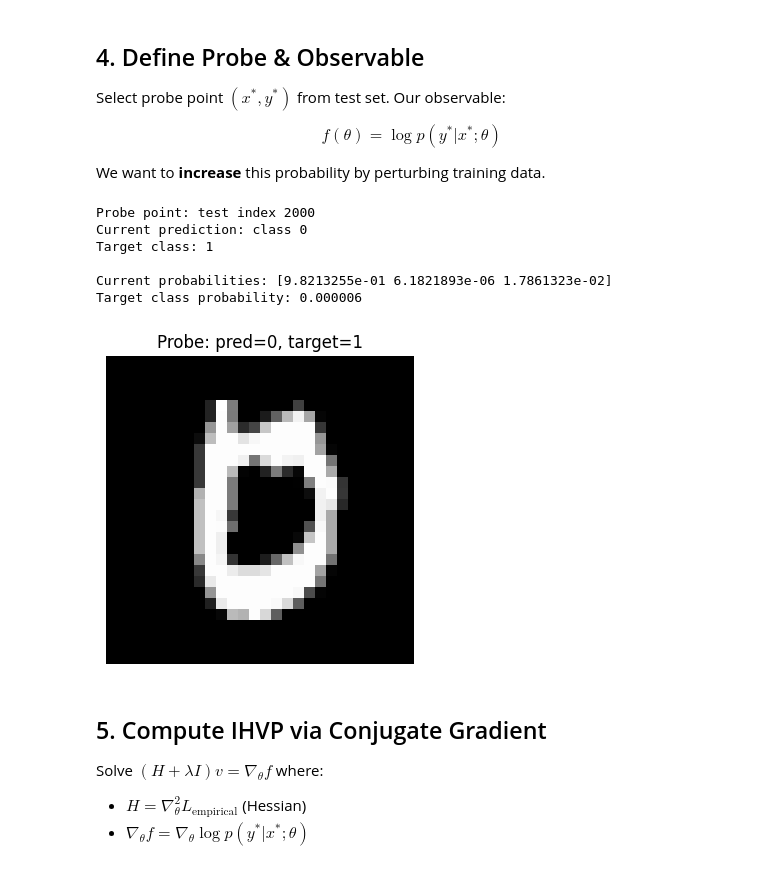
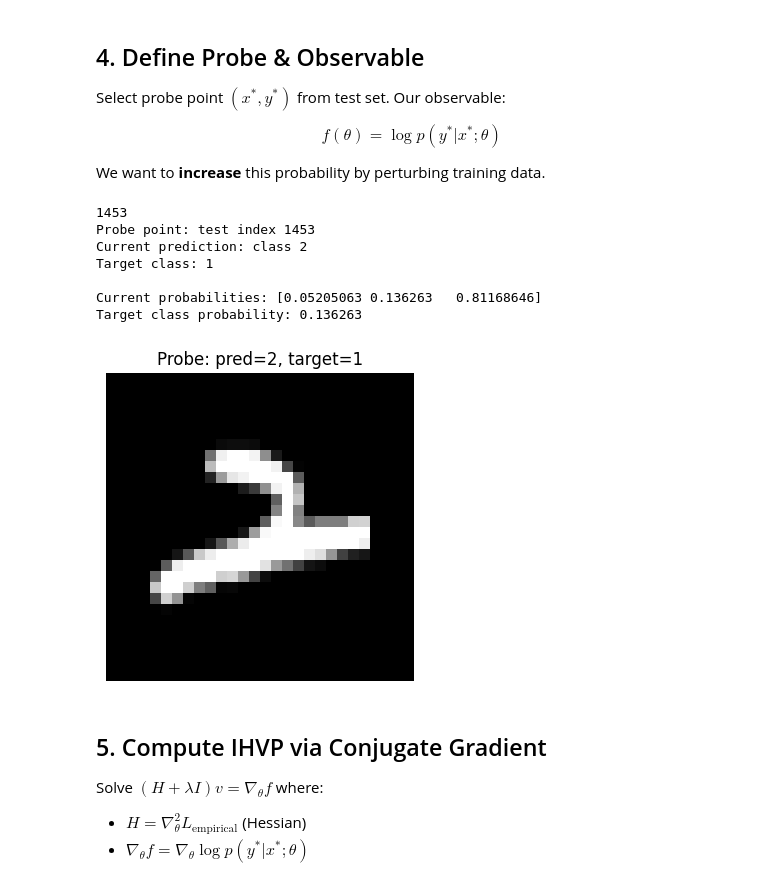
Before and after one commit to jrosseruk/infusion, a Jupyter notebook: infusion_clean.ipynb, the cells around one changed output. Saved outputs shown, nothing was run; the diff lists cells and outputs as text; code cells hidden in the pictures.

```diff
--- a/infusion_clean.ipynb
+++ b/infusion_clean.ipynb
@@ -24,7 +24,7 @@ import matplotlib.pyplot as plt
 import mnist
 
 # Settings
-RANDOM_SEED = 48
+RANDOM_SEED = 55
 device = torch.device('cuda' if torch.cuda.is_available() else 'cpu')
 
 torch.manual_seed(RANDOM_SEED)
@@ -33,7 +33,7 @@ np.random.seed(RANDOM_SEED)
 print(f"Device: {device}")
 print(f"PyTorch version: {torch.__version__}")
 
-EPOCHS = 10  # Reduced to avoid overfitting
+EPOCHS = 1  # Reduced to avoid overfitting
 LR = 0.01
 BATCH_SIZE = 32
 # %% [output]
@@ -133,39 +132,40 @@ We want to **increase** this probability by perturbing training data.
 # Select random test point
 torch.manual_seed(RANDOM_SEED)
 test_idx = torch.randint(0, len(X_test), (1,)).item()
-test_idx = 2000
+print(test_idx)
 x_star = X_test[test_idx]
 
 # Get current prediction
 with torch.no_grad():
     logits_star = model(x_star.unsqueeze(0))
     probs_star = F.softmax(logits_star, dim=1)[0]
     current_pred = torch.argmax(probs_star).item()
 
 # Choose target class (different from current prediction)
 other_classes = [c for c in range(n_classes) if c != current_pred]
 y_star = np.random.choice(other_classes)
 
 print(f"Probe point: test index {test_idx}")
 print(f"Current prediction: class {current_pred}")
 print(f"Target class: {y_star}")
 print(f"\nCurrent probabilities: {probs_star.cpu().numpy()}")
 print(f"Target class probability: {probs_star[y_star].item():.6f}")
 
 # Visualize probe
 plt.figure(figsize=(4, 4))
 plt.imshow(x_star.cpu().reshape(28, 28), cmap='gray')
 plt.title(f"Probe: pred={current_pred}, target={y_star}")
 plt.axis('off')
 plt.show()
 # %% [output]
-Probe point: test index 2000
-Current prediction: class 0
+1453
+Probe point: test index 1453
+Current prediction: class 2
 Target class: 1
 
-Current probabilities: [9.8213255e-01 6.1821893e-06 1.7861323e-02]
-Target class probability: 0.000006
+Current probabilities: [0.05205063 0.136263   0.81168646]
+Target class probability: 0.136263
-[figure, old version]
+[figure, new version]
 # %% [markdown]
 ## 5. Compute IHVP via Conjugate Gradient
 
```
Also changed, not shown: parts of 10 cells of this notebook, 3 other files.
